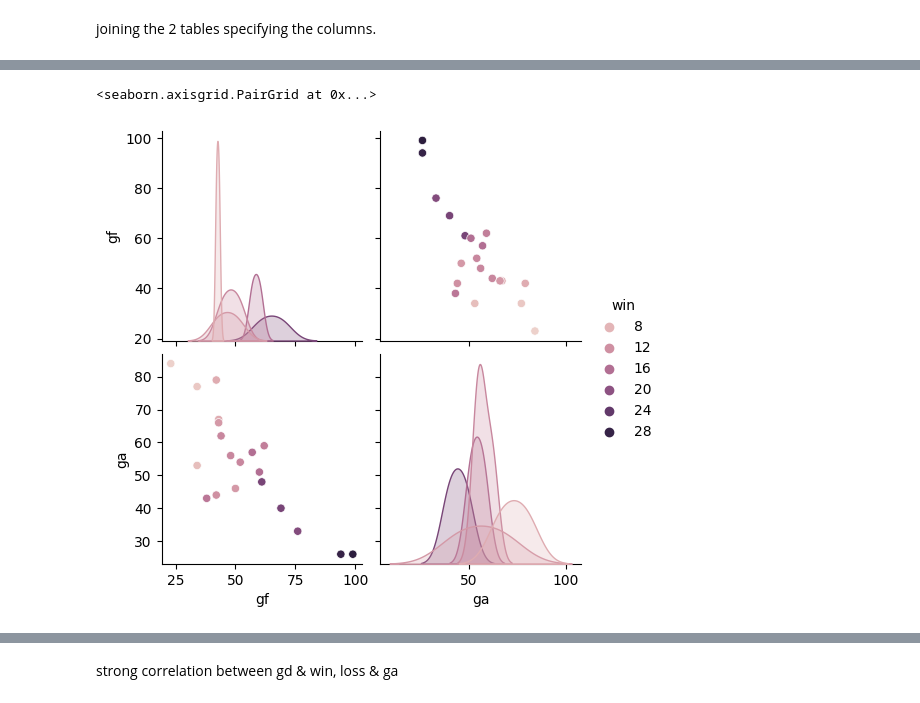
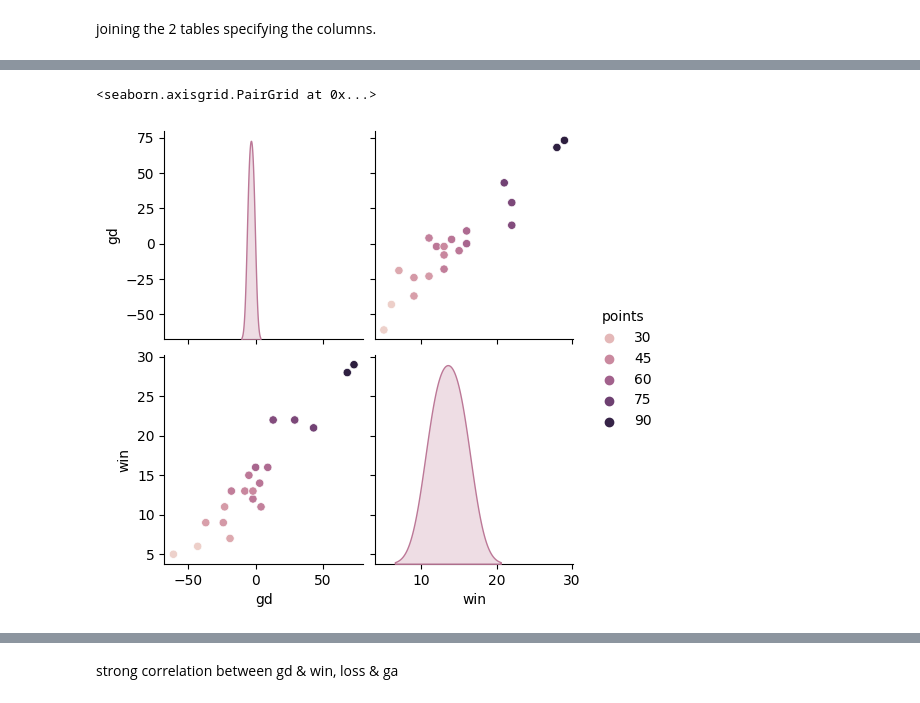
Before and after one commit to Jamesf50/UCDPA_JamesMcCaghey, a Jupyter notebook: prem_league_21_22.ipynb, the cells around one changed output, grey strips where cells are left out. Cells and saved outputs as stored; diff of their text form; code cells hidden in the pictures.

```diff
--- a/prem_league_21_22.ipynb
+++ b/prem_league_21_22.ipynb
@@ -54,3 +49,5 @@ df[df.duplicated()]
+# %%
+df.drop('HC', inplace=True, axis=1)
 # %%
 df.isnull().sum()
 # %% [output]
@@ -257,7 +254,7 @@ referees
 # %%
 table[['played', 'win', 'draw', 'loss', 'gf', 'ga', 'gd', 'points', 'fouls']]=0
 # %%
-shot_conv[['shots','shots on target', 'conversion rate', 'gf']]=0
+shot_conv[['shots','shots on target', 'conversion rate of target shots %', 'gf']]=0
 # %%
 table
 # %% [output]
@@ -406,7 +397,7 @@ for i in df.index:
     shot_conv.loc[home, 'gf'] += df.FTHG.loc[i]
     shot_conv.loc[away, 'gf'] += df.FTAG.loc[i]
 
-shot_conv['conversion rate'] = shot_conv['gf'] / shot_conv['shots']
+shot_conv['conversion rate of target shots %'] = (shot_conv['gf'] / shot_conv['shots on target'])*100
 # %%
 shot_conv.head()
 # %% [output]
@@ -479,5 +481,5 @@ table.head()
 # %%
-sns.pairplot(data=table, vars=['gf','ga'], hue = 'win')
+sns.pairplot(data=table, vars=['gd','win'], hue = 'points')
 # %% [output]
 <seaborn.axisgrid.PairGrid at 0x...>
-[figure, old version]
+[figure, new version]
```
Also changed, not shown: parts of 47 cells of this notebook.
